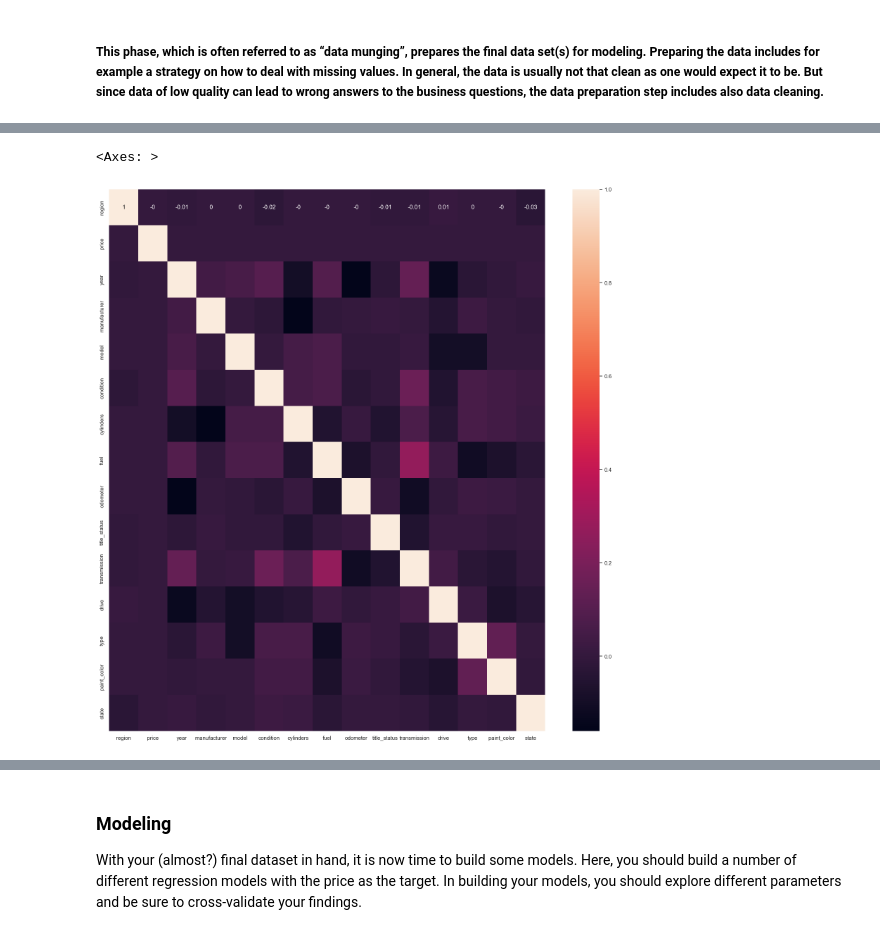
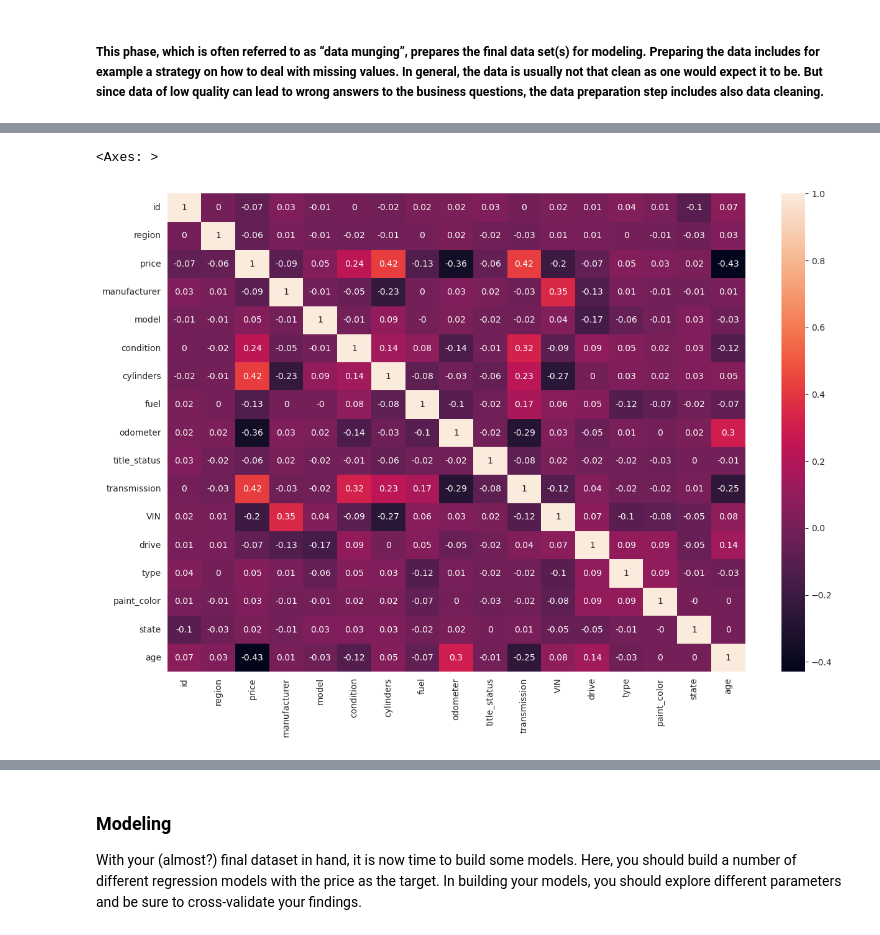
Before and after one commit to PlamenStilyianov/Professional_Certificate_in_ML_and_AI, a Jupyter notebook: Module11/practical_application_II_starter/prompt_II.ipynb, the cells around one changed output, grey strips where cells are left out. Drawn from its saved outputs; the diff is of its cells as text; code cells hidden in the pictures.

```diff
--- a/Module11/practical_application_II_starter/prompt_II.ipynb
+++ b/Module11/practical_application_II_starter/prompt_II.ipynb
@@ -124,4 +128,0 @@ df.drop(columns=['VIN'], inplace=True)
-# %%
-# Droping 'size' feaure almost 72 % data is missing
-print(f"The 'size' feature {round((len(df) - len(df['size'][df['size'].notna()])) / len(df) * 100, 2)}% data is missing, It will be dropped.")
-df.drop(columns=['size'], inplace=True)
@@ -150,0 +137,18 @@ Using fillna and dropna, we lost only 4.99% data.
+# %%
+df_clean = df.copy()
+# Drop and resset the index
+df_clean=df_clean.reset_index().drop(columns=['index'])
+
+# Dropping NaN values and features with minimal data
+df_clean.drop(columns=['size'], inplace=True)
+df_clean.dropna(inplace=True)
+df_clean.drop_duplicates(inplace=True)
+
+# Converting year feature  to age feature
+df_clean['age'] = df_clean['year'].apply(lambda x: datetime.today().year - int(x))
+df_clean.drop(columns=['year'], inplace=True)
+
+# Converting float to int, and dropping where the price is zero
+df_clean['odometer'] = df_clean['odometer'].apply(lambda x: int(x))
+df_clean.drop(df_clean[df_clean['price'] == 0].index,inplace=True)
+df_clean.shape
@@ -183,0 +198,13 @@ data.head()
+# %%
+# Encoding used cars dataset
+
+def label_encoder(cat_columns, df_cars):
+    for c in cat_columns:
+        le = LabelEncoder().fit(list(df_cars[c].astype(str).values))
+        df_cars[c] = le.transform(list(df_cars[c].astype(str).values))
+
+cat_columns = df_clean.select_dtypes(exclude=np.number).columns.to_list()
+
+df_encd = df_clean.copy()
+label_encoder(cat_columns,df_encd)
+df_encd.head()
@@ -184,7 +220,8 @@ data.head()
 # %%
-corr_coup=data.corr()
-plt.figure(figsize=(20,20))
-sns.heatmap(corr_coup.round(2),annot=True)
+# Used Car dataset correlation
+corr =df_encd.corr()
+plt.figure(figsize=(15,10))
+sns.heatmap(corr.round(2),annot=True)
 # %% [output]
 <Axes: >
-[figure, old version]
+[figure, new version]
```
Also changed, not shown: parts of 56 cells of this notebook, 5 other files.
